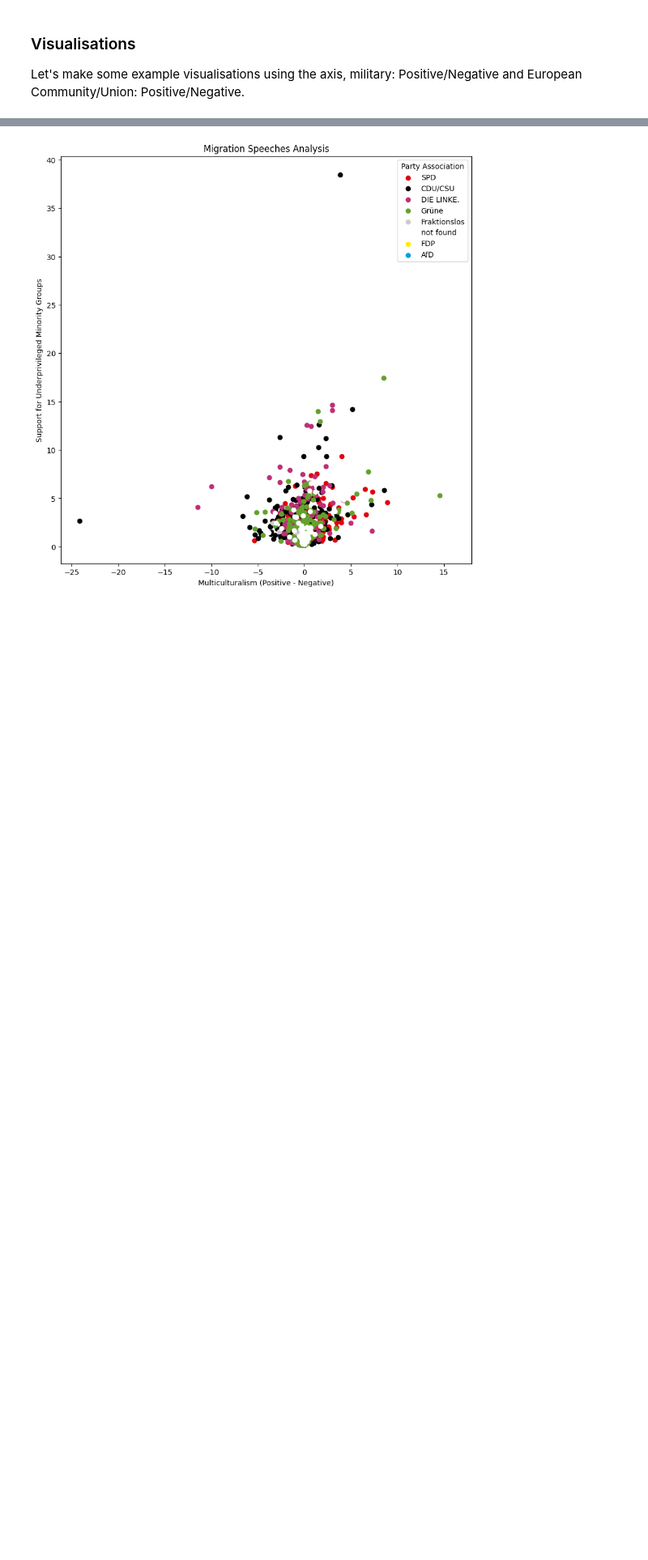
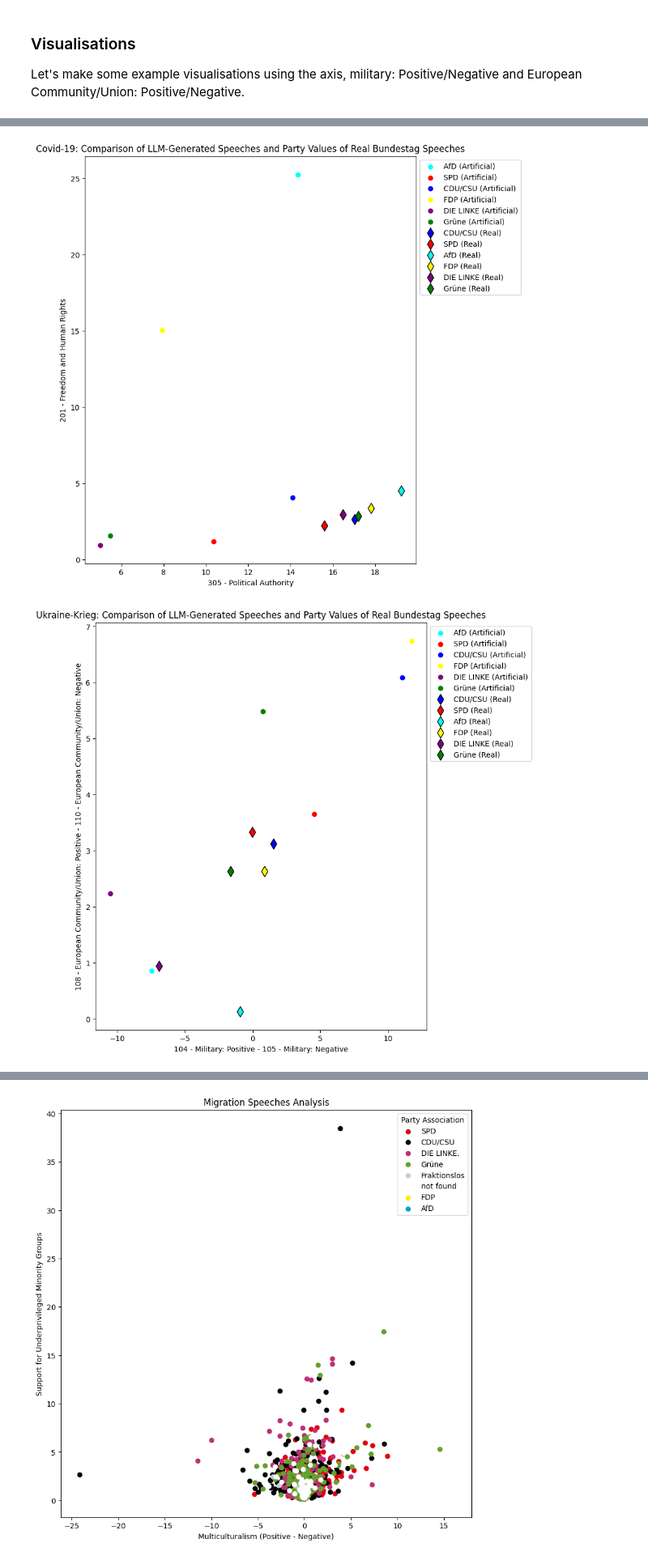
Before and after one commit to EliasHepp/Politricks, a Jupyter notebook: code/sillm_topic_modelling_manifestoberta.ipynb, the cells around one changed output, grey strips where cells are left out. Shown: that part at 81% size. Cells and saved outputs as stored; diff of their text form; code cells hidden in the pictures; blank space fills up the shorter version.

Commit message:
implemented visualisation function, first steps of exploration

```diff
--- a/code/sillm_topic_modelling_manifestoberta.ipynb
+++ b/code/sillm_topic_modelling_manifestoberta.ipynb
@@ -407,19 +343,0 @@ migration_speeches[migration_speeches['abbreviation']== 'SPD']['108 - European C
-# %%
-# print(result_dict_list)
-
-# Extract the values for the keys
-x_values = [d['104 - Military: Positive'] - d['105 - Military: Negative'] for d in result_dict_list]
-y_values = [d['108 - European Community/Union: Positive'] - d['110 - European Community/Union: Negative'] for d in result_dict_list]
-
-# Create the scatter plot
-plt.figure(figsize=(10, 10))
-plt.scatter(x_values, y_values)
-
-# Set the labels for the axes
-plt.xlabel('Military (Positive - Negative)')
-plt.ylabel('European Community (Positive - Negative)')
-
-# Display the plot
-plt.show()
-
-print(covid_speeches.columns)
@@ -464,0 +408,29 @@ Name: 108 - European Community/Union: Positive, Length: 3128, dtype: float64
+# %%
+# Usage:
+dim_1a = '104 - Military: Positive'
+dim_1b = '105 - Military: Negative'
+dim_2a = '108 - European Community/Union: Positive'
+dim_2b = '110 - European Community/Union: Negative'
+
+topic_of_interest = 'Ukraine-Krieg'
+
+
+
+plot_dimension_comparison(llm_speeches=llm_speeches_party, df_speeches=covid_speeches,
+                          topic_of_interest='Covid-19',
+                          dims_x = ['305 - Political Authority'],
+                          dims_y=['201 - Freedom and Human Rights'])
+
+
+plot_dimension_comparison(llm_speeches=llm_speeches_party, df_speeches=ukraine_war_speeches,
+                          topic_of_interest='Ukraine-Krieg',
+                          dims_x = ['104 - Military: Positive', '105 - Military: Negative'],
+                          dims_y=['108 - European Community/Union: Positive', '110 - European Community/Union: Negative'])
+
+plot_dimension_comparison(llm_speeches=llm_speeches_party, df_speeches=migration_speeches,
+                          topic_of_interest='Migration',
+                          dims_x = ['607 - Multiculturalism: Positive', '608 - Multiculturalism: Negative'],
+                          dims_y=['706 - Non-economic Demographic Groups'])
+# %% [output]
+[figure, added]
+[figure, added]
```
Also changed, not shown: parts of 10 cells of this notebook.
